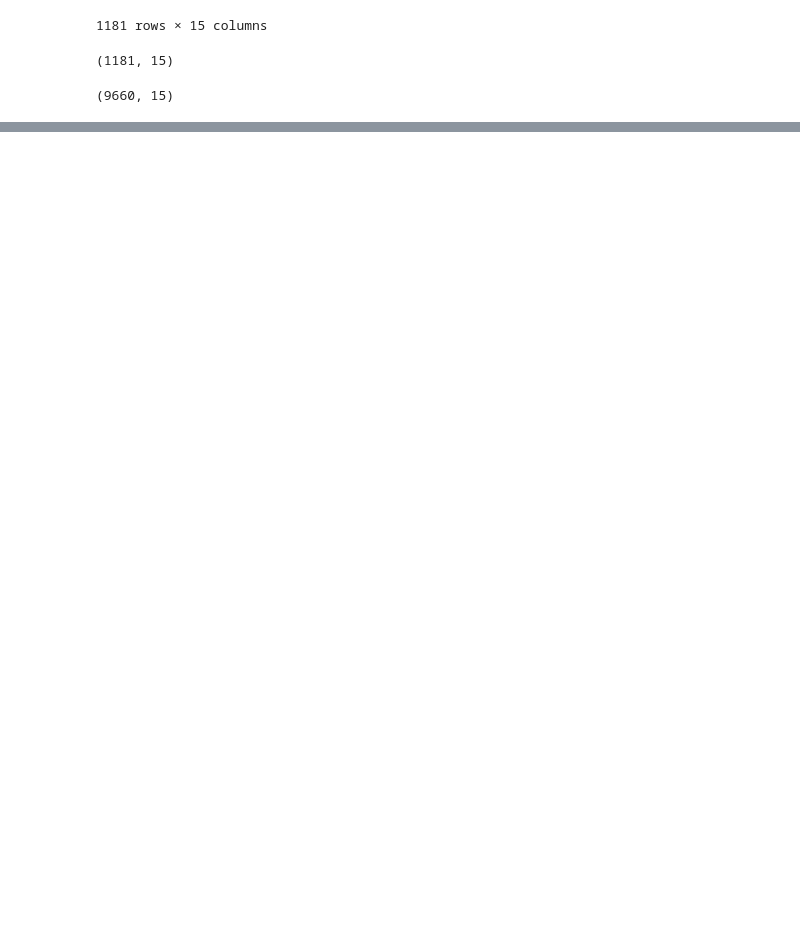
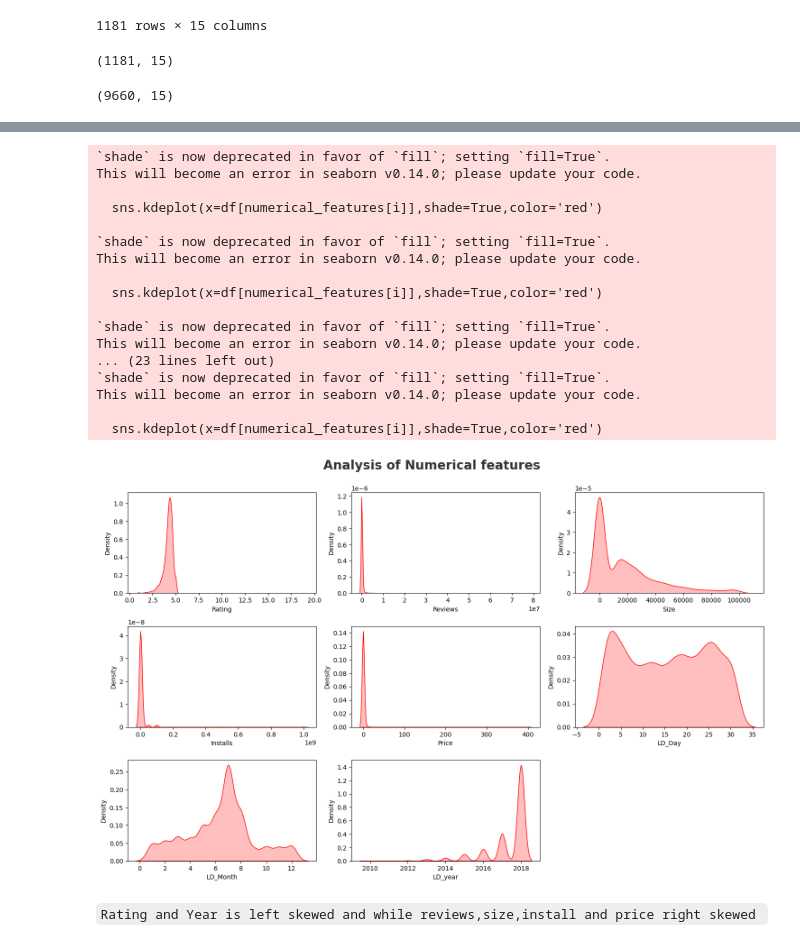
Before and after one commit to naina001T/Data-Cleaning-and-Analysis, a Jupyter notebook: Google_Playstore.ipynb, the cells around one changed output, grey strips where cells are left out. Cells and saved outputs as stored; diff of their text form; code cells hidden in the pictures; blank space fills up the shorter version.

```diff
--- a/Google_Playstore.ipynb
+++ b/Google_Playstore.ipynb
@@ -342,7 +358,6 @@ df[df.duplicated('Category')]
 | 10840 | iHoroscope - 2018 Daily Horoscope... | LIFESTYLE | 4.5 | 398307 | 19000.0 | 10000000.0 | Free | 0.0 | Everyone | Lifestyle | ... |
 9626 rows × 15 columns
 # %%
-for feature in df.columns:
-     if df[feature].dtype=='object':
-         print(feature)
+categorical_features=[feature for feature in df.columns if df[feature].dtype=='object']
+categorical_features
 # %% [output]
@@ -356,5 +371,4 @@ Android Ver
 # %%
-for feature in df.columns:
-  if df[feature].dtype!='objects':
-      print(feature)
+numerical_features=[feature for feature in df.columns if df[feature].dtype!='object']
+numerical_features
 # %% [output]
@@ -375,0 +408,30 @@ LD_year
+# %%
+plt.figure(figsize=(15,15))
+plt.suptitle("Analysis of Numerical features",fontsize='20',fontweight='bold',alpha=0.8,y=1.)
+
+for i in range(0,len(numerical_features)):
+  plt.subplot(5,3,i+1)
+  sns.kdeplot(x=df[numerical_features[i]],shade=True,color='red')
+  plt.xlabel(numerical_features[i])
+  plt.tight_layout()
+# %% [output]
+`shade` is now deprecated in favor of `fill`; setting `fill=True`.
+This will become an error in seaborn v0.14.0; please update your code.
+
+  sns.kdeplot(x=df[numerical_features[i]],shade=True,color='red')
+
+`shade` is now deprecated in favor of `fill`; setting `fill=True`.
+This will become an error in seaborn v0.14.0; please update your code.
+
+  sns.kdeplot(x=df[numerical_features[i]],shade=True,color='red')
+
+`shade` is now deprecated in favor of `fill`; setting `fill=True`.
+This will become an error in seaborn v0.14.0; please update your code.
+... (23 lines left out)
+`shade` is now deprecated in favor of `fill`; setting `fill=True`.
+This will become an error in seaborn v0.14.0; please update your code.
+
+  sns.kdeplot(x=df[numerical_features[i]],shade=True,color='red')
+[figure, added]
+# %% [markdown]
+`Rating and Year is left skewed and while reviews,size,install and price right skewed `
```
Also changed, not shown: parts of 22 cells of this notebook.
